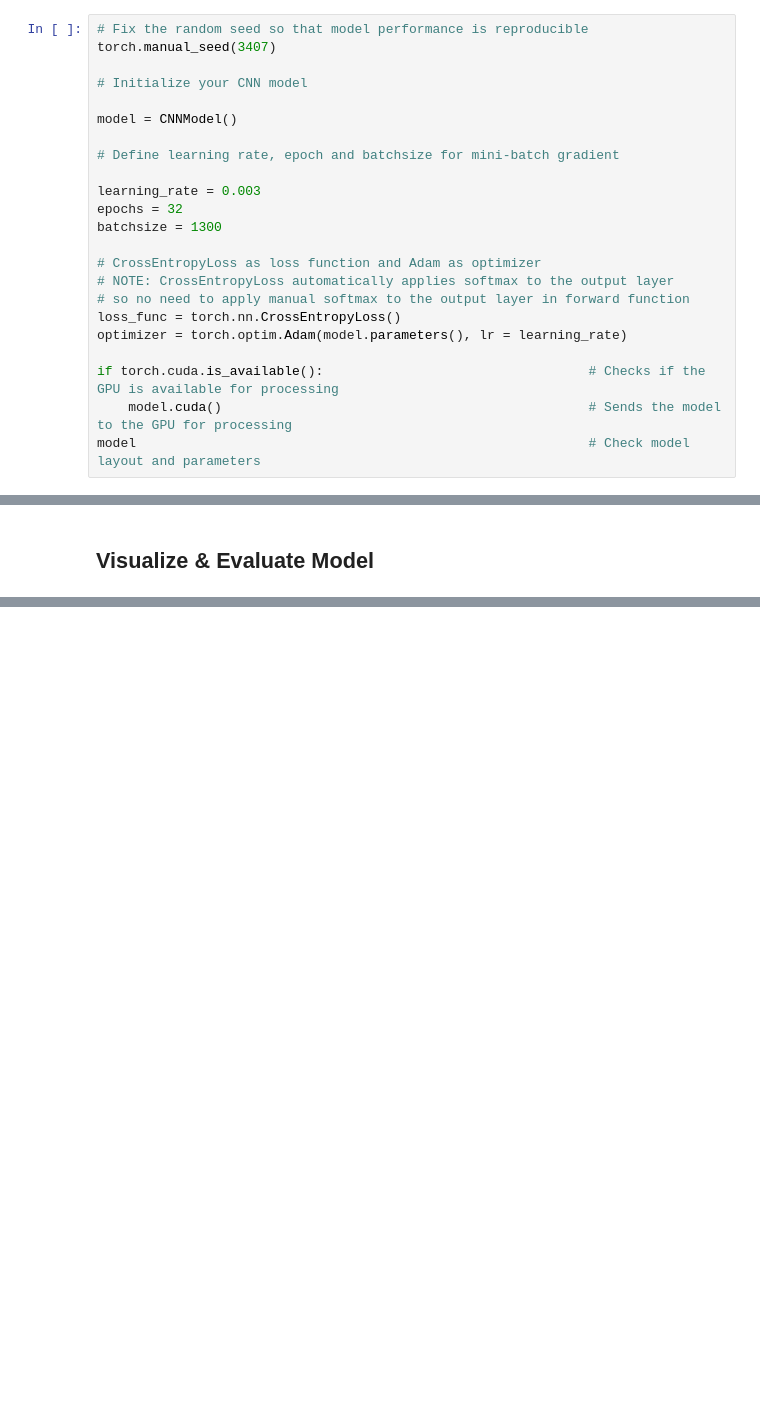
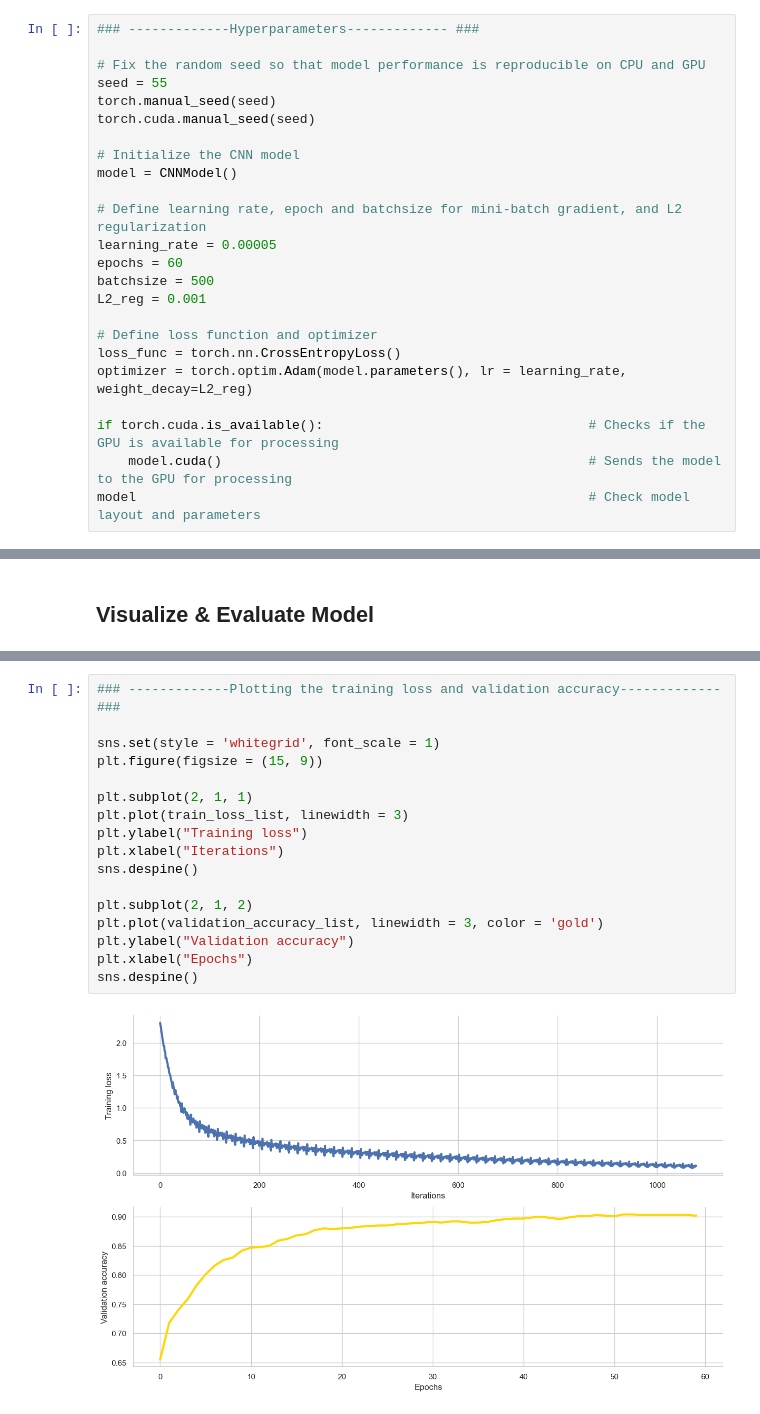
Before and after one commit to dfredin/PHYS-417-Neural-Networks, a Jupyter notebook: Lab4_DanielFredin.ipynb, the cells around one changed output, grey strips where cells are left out. Cells and saved outputs as stored; diff of their text form; blank space fills up the shorter version.

```diff
--- a/Lab4_DanielFredin.ipynb
+++ b/Lab4_DanielFredin.ipynb
@@ -205,24 +181,25 @@ class CNNModel(torch.nn.Module):
 # %% [markdown]
 ## Select Hyperparameters
 # %%
-# Fix the random seed so that model performance is reproducible
-torch.manual_seed(3407)
+### -------------Hyperparameters------------- ###
 
-# Initialize your CNN model
+# Fix the random seed so that model performance is reproducible on CPU and GPU
+seed = 55
+torch.manual_seed(seed)
+torch.cuda.manual_seed(seed)
 
+# Initialize the CNN model
 model = CNNModel()
 
-# Define learning rate, epoch and batchsize for mini-batch gradient
+# Define learning rate, epoch and batchsize for mini-batch gradient, and L2 regularization
+learning_rate = 0.00005
+epochs = 60
+batchsize = 500
+L2_reg = 0.001
 
-learning_rate = 0.003
-epochs = 32
-batchsize = 1300
-
-# CrossEntropyLoss as loss function and Adam as optimizer
-# NOTE: CrossEntropyLoss automatically applies softmax to the output layer
-# so no need to apply manual softmax to the output layer in forward function
+# Define loss function and optimizer
 loss_func = torch.nn.CrossEntropyLoss()
-optimizer = torch.optim.Adam(model.parameters(), lr = learning_rate)
+optimizer = torch.optim.Adam(model.parameters(), lr = learning_rate, weight_decay=L2_reg)
 
 if torch.cuda.is_available():                                  # Checks if the GPU is available for processing
     model.cuda()                                               # Sends the model to the GPU for processing
@@ -363 +317,20 @@ sns.despine()
+# %%
+### -------------Plotting the training loss and validation accuracy------------- ###
+
+sns.set(style = 'whitegrid', font_scale = 1)
+plt.figure(figsize = (15, 9))
+
+plt.subplot(2, 1, 1)
+plt.plot(train_loss_list, linewidth = 3)
+plt.ylabel("Training loss")
+plt.xlabel("Iterations")
+sns.despine()
+
+plt.subplot(2, 1, 2)
+plt.plot(validation_accuracy_list, linewidth = 3, color = 'gold')
+plt.ylabel("Validation accuracy")
+plt.xlabel("Epochs")
+sns.despine()
+# %% [output]
+[figure, added]
 # %%
```
Also changed, not shown: parts of 32 cells of this notebook.
